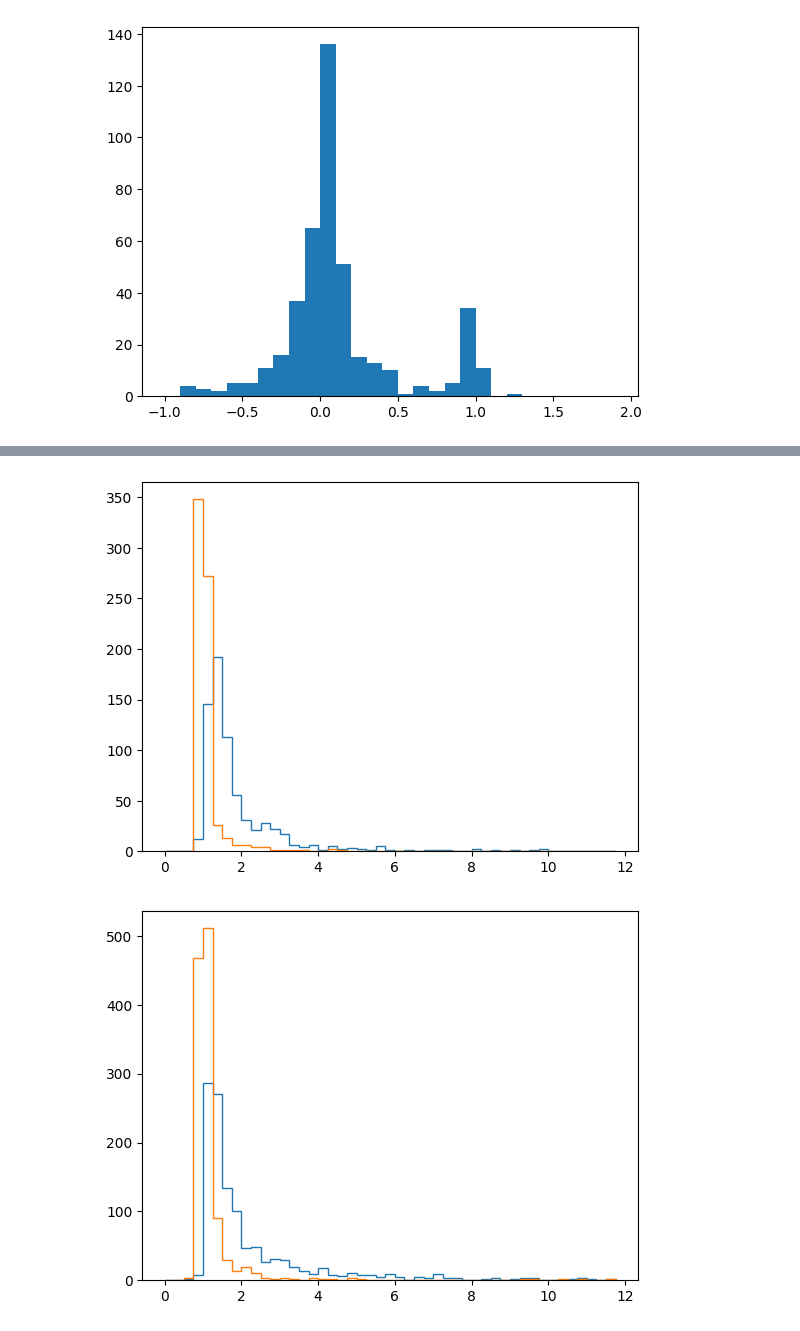
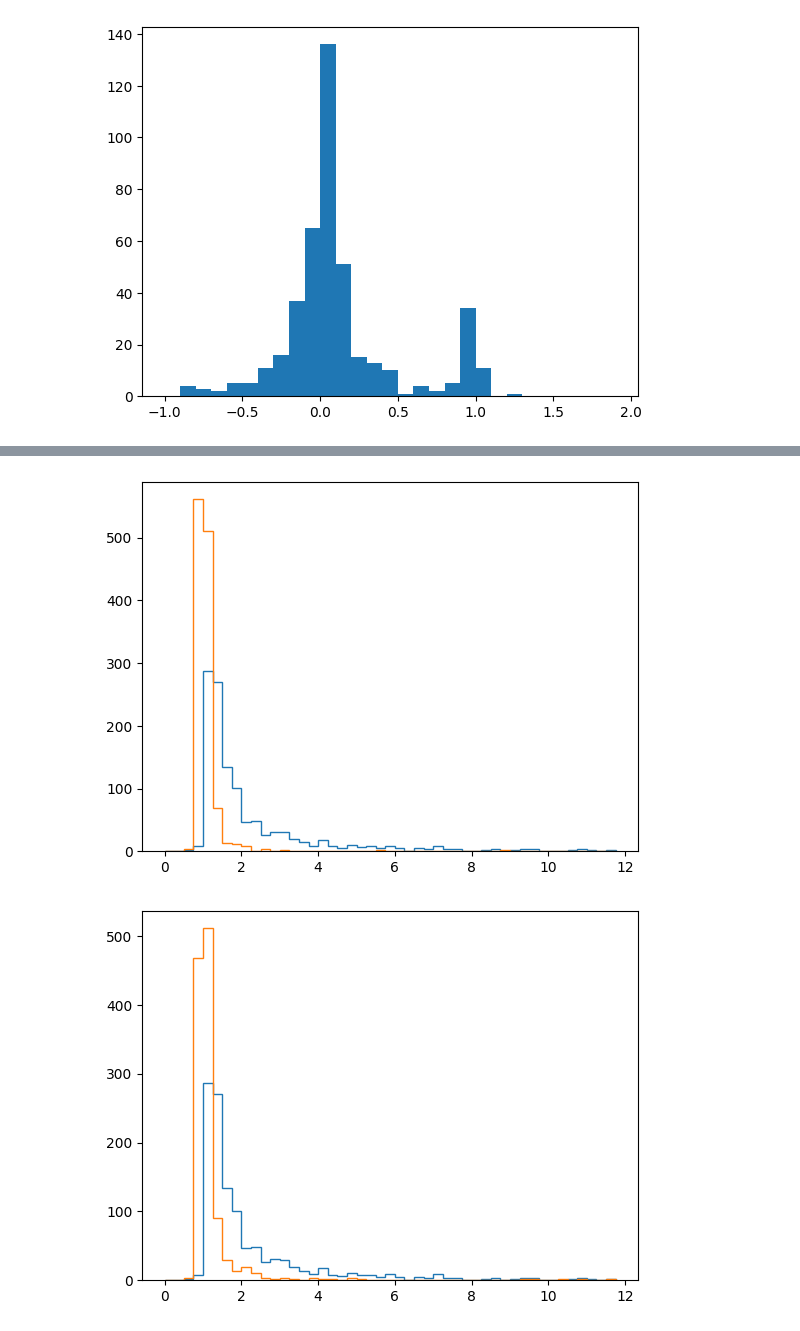
Before and after one commit to andrew-lundgren/antiglitch, a Jupyter notebook: plots/plot_joined.ipynb, the cells around one changed output, grey strips where cells are left out. Saved outputs shown, nothing was run; the diff lists cells and outputs as text; code cells hidden in the pictures.

```diff
--- a/plots/plot_joined.ipynb
+++ b/plots/plot_joined.ipynb
@@ -8,7 +8,7 @@ import pickle
 with open("../data/key2gspy.pkl", "rb") as ff:
     times = pickle.load(ff)
 # %%
-df = pd.read_json('../data/all_PE.json')
+df = pd.read_json('../data/all_PE_v3.json')
 gspy = pd.read_json('../data/gspy-1month.json')
 # %%
 ' , '.join(df.keys())
@@ -89,8 +107,8 @@ plt.plot([0,4000],[0,4000])
 # %%
-plt.hist(df.query("ml_label == 'Tomte'")['power'], bins=np.arange(0,12,0.25), histtype='step');
-plt.hist(df.query("ml_label == 'Tomte'")['residual'], bins=np.arange(0,12,0.25), histtype='step');
+plt.hist(df.query("ml_label == 'Blip'")['power'], bins=np.arange(0,12,0.25), histtype='step');
+plt.hist(df.query("ml_label == 'Blip'")['residual'], bins=np.arange(0,12,0.25), histtype='step');
 # %% [output]
-[figure, old version]
+[figure, new version]
 # %%
 plt.hist(df.query("ml_label == 'Blip'")['power'], bins=np.arange(0,12,0.25), histtype='step');
 plt.hist(df.query("ml_label == 'Blip'")['residual'], bins=np.arange(0,12,0.25), histtype='step');
```
Also changed, not shown: parts of 6 cells of this notebook, 2 other files.
